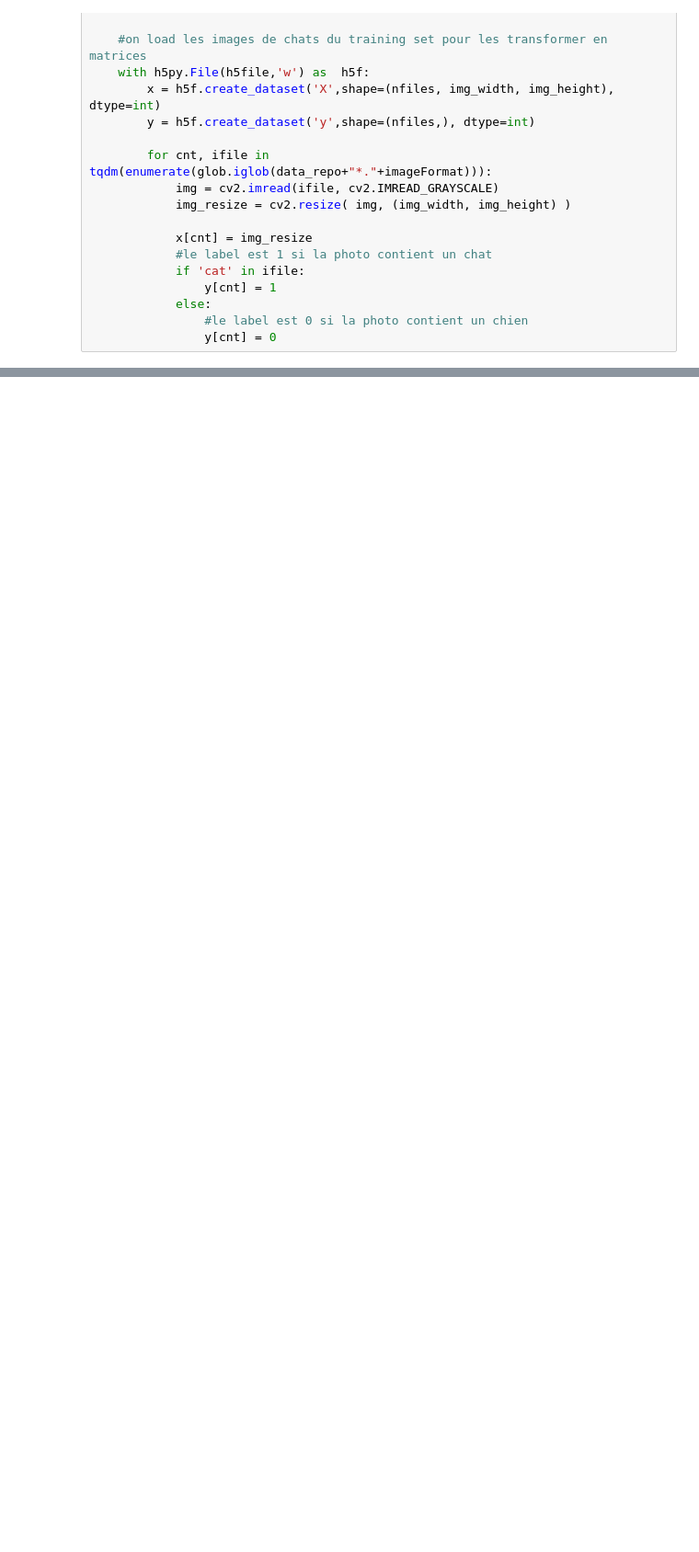
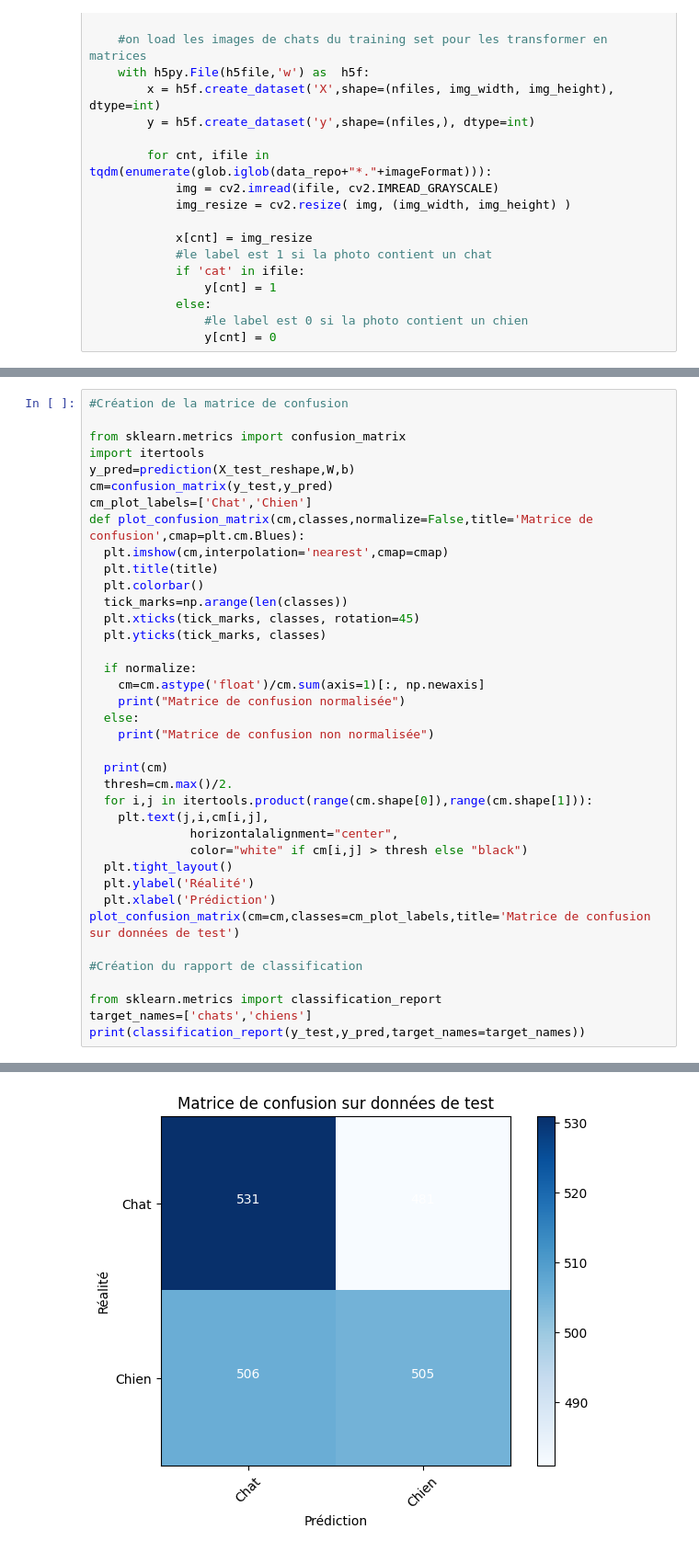
Before and after one commit to DurandAntonin/ProgrammationAvanceeFI3, a Jupyter notebook: src/TP/predictionsChatsChiens/Exo-PredictionsChatsChiens.ipynb, the cells around one changed output, grey strips where cells are left out. Shown: that part at 92% size. Drawn from its saved outputs; the diff is of its cells as text; blank space fills up the shorter version.

```diff
--- a/src/TP/predictionsChatsChiens/Exo-PredictionsChatsChiens.ipynb
+++ b/src/TP/predictionsChatsChiens/Exo-PredictionsChatsChiens.ipynb
@@ -189,0 +188,39 @@ print(accuracy_score(y_test, y_test_pred))
+# %%
+#Création de la matrice de confusion
+
+from sklearn.metrics import confusion_matrix
+import itertools
+y_pred=prediction(X_test_reshape,W,b)
+cm=confusion_matrix(y_test,y_pred)
+cm_plot_labels=['Chat','Chien']
+def plot_confusion_matrix(cm,classes,normalize=False,title='Matrice de confusion',cmap=plt.cm.Blues):
+  plt.imshow(cm,interpolation='nearest',cmap=cmap)
+  plt.title(title)
+  plt.colorbar()
+  tick_marks=np.arange(len(classes))
+  plt.xticks(tick_marks, classes, rotation=45)
+  plt.yticks(tick_marks, classes)
+
+  if normalize:
+    cm=cm.astype('float')/cm.sum(axis=1)[:, np.newaxis]
+    print("Matrice de confusion normalisée")
+  else:
+    print("Matrice de confusion non normalisée")
+
+  print(cm)
+  thresh=cm.max()/2.
+  for i,j in itertools.product(range(cm.shape[0]),range(cm.shape[1])):
+    plt.text(j,i,cm[i,j],
+              horizontalalignment="center",
+              color="white" if cm[i,j] > thresh else "black")
+  plt.tight_layout()
+  plt.ylabel('Réalité')
+  plt.xlabel('Prédiction')
+plot_confusion_matrix(cm=cm,classes=cm_plot_labels,title='Matrice de confusion sur données de test')
+
+#Création du rapport de classification
+
+from sklearn.metrics import classification_report
+target_names=['chats','chiens']
+print(classification_report(y_test,y_pred,target_names=target_names))
+# %% [output]
@@ -189,0 +238 @@ print(accuracy_score(y_test, y_test_pred))
+[figure, added]
```
Also changed, not shown: parts of 8 cells of this notebook, 1 other file.
